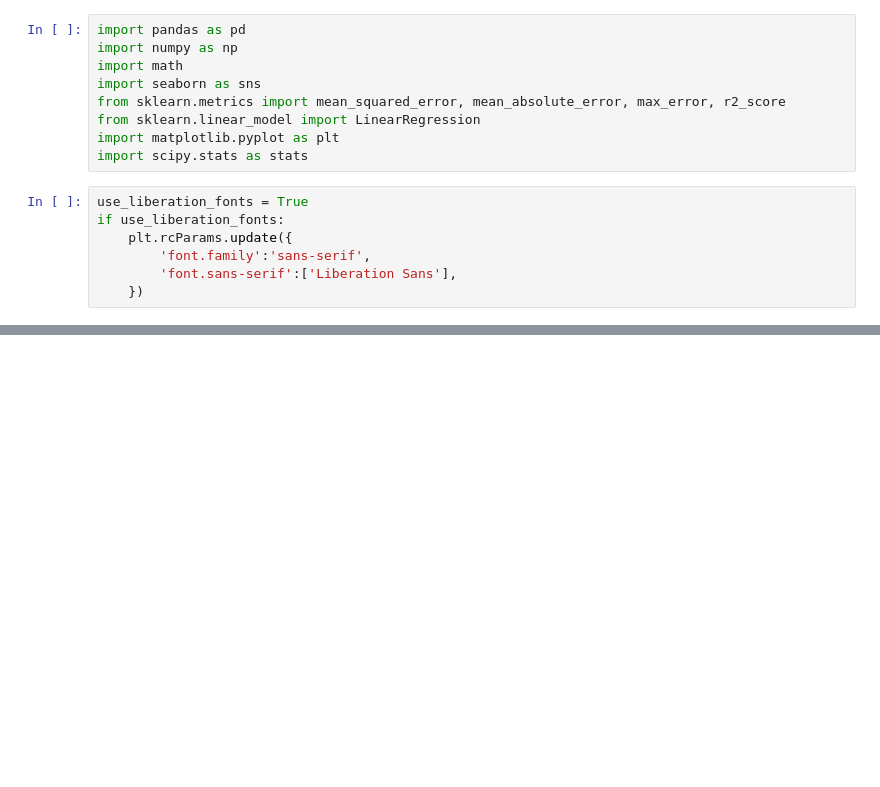
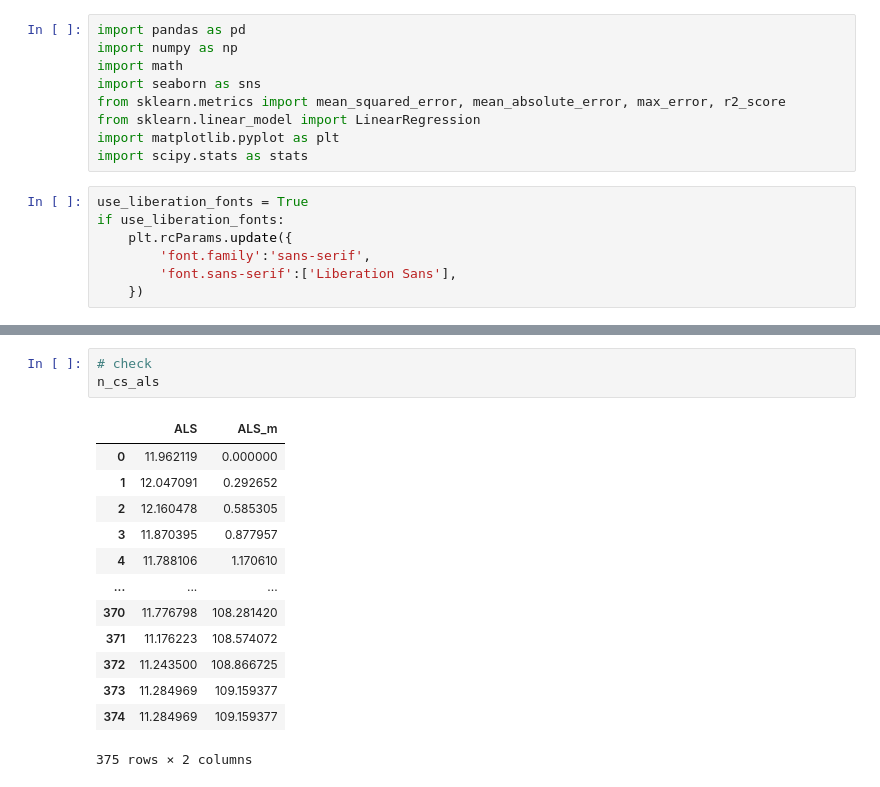
Before and after one commit to susannakukka/bathymetric-model-analysis, a Jupyter notebook: notebooks/cross-section_analysis.ipynb, the cells around one changed output, grey strips where cells are left out. Cells and saved outputs as stored; diff of their text form; blank space fills up the shorter version.

```diff
--- a/notebooks/cross-section_analysis.ipynb
+++ b/notebooks/cross-section_analysis.ipynb
@@ -29,0 +43,17 @@ n_cs.head()
+# %%
+# check
+n_cs_als
+# %% [output]
+|  | ALS | ALS_m |
+| 0 | 11.962119 | 0.000000 |
+| 1 | 12.047091 | 0.292652 |
+| 2 | 12.160478 | 0.585305 |
+| 3 | 11.870395 | 0.877957 |
+| 4 | 11.788106 | 1.170610 |
+| ... | ... | ... |
+| 370 | 11.776798 | 108.281420 |
+| 371 | 11.176223 | 108.574072 |
+| 372 | 11.243500 | 108.866725 |
+| 373 | 11.284969 | 109.159377 |
+| 374 | 11.284969 | 109.159377 |
+375 rows × 2 columns
```
Also changed, not shown: parts of 9 cells of this notebook, 6 other files.
